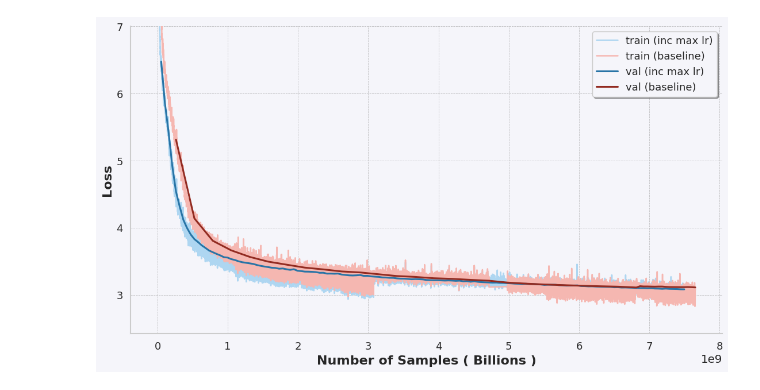
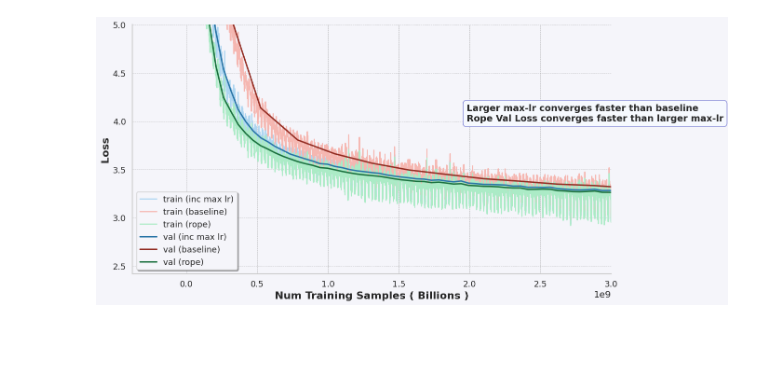
Before and after one commit to golark/train_gpt, a Jupyter notebook: train_gpt/compare.ipynb, the cells around one changed output. Drawn from its saved outputs; the diff is of its cells as text; code cells hidden in the pictures; blank space fills up the shorter version.

Commit message:
compare train and val losesses

```diff
--- a/train_gpt/compare.ipynb
+++ b/train_gpt/compare.ipynb
@@ -14,6 +14,11 @@ with open('../experiments/inc_max_lr/checkpoints.json', 'r') as f:
     checkpoints = json.load(f)
 train_loss_inc_max_lr = {k:v for x in checkpoints for k,v in x['train_loss'].items() }
 val_loss_inc_max_lr = {x['step']:x['val_loss'] for x in checkpoints}
+
+with open('../experiments/rope/checkpoints.json', 'r') as f:
+    checkpoints = json.load(f)
+train_loss_rope = {k:v for x in checkpoints for k,v in x['train_loss'].items() }
+val_loss_rope = {x['step']:x['val_loss'] for x in checkpoints}
 # %%
 
 # Use a pretty style and larger fonts
@@ -43,35 +48,78 @@ baseline_steps = list(map(int, train_loss_baseline.keys()))
 baseline_losses = list(train_loss_baseline.values())
 sorted_base_steps_losses = sorted(zip(baseline_steps, baseline_losses))
 sorted_base_steps, sorted_base_losses = zip(*sorted_base_steps_losses)
 sorted_base_samples = [step * samples_per_step for step in sorted_base_steps]
 
 # Prepare BASELINE val loss data
 val_base_steps = sorted(val_loss_baseline.keys())
 val_base_losses = [val_loss_baseline[step] for step in val_base_steps]
 val_base_samples = [step * samples_per_step for step in val_base_steps]
 
+# Prepare ROPE train loss data
+rope_steps = list(map(int, train_loss_rope.keys()))
+rope_losses = list(train_loss_rope.values())
+sorted_rope_steps_losses = sorted(zip(rope_steps, rope_losses))
+sorted_rope_steps, sorted_rope_losses = zip(*sorted_rope_steps_losses)
+sorted_rope_samples = [step * samples_per_step for step in sorted_rope_steps]
+
+# Prepare ROPE val loss data
+val_rope_steps = sorted(val_loss_rope.keys())
+val_rope_losses = [val_loss_rope[step] for step in val_rope_steps]
+val_rope_samples = [step * samples_per_step for step in val_rope_steps]
+
 fig, ax = plt.subplots(figsize=(12, 7))
 
-# Plot train loss for inc_max_lr and baseline, using light colors
+# Plot train loss for inc_max_lr, baseline, and rope, using light colors
 sns.lineplot(x=sorted_inc_samples, y=sorted_inc_losses, label='train (inc max lr)', ax=ax, linewidth=1.8, color='#AED6F1')
 sns.lineplot(x=sorted_base_samples, y=sorted_base_losses, label='train (baseline)', ax=ax, linewidth=1.8, color='#F5B7B1')
+sns.lineplot(x=sorted_rope_samples, y=sorted_rope_losses, label='train (rope)', ax=ax, linewidth=1.8, color='#ABEBC6')
 
-# Plot val loss as points and step line for inc_max_lr and baseline (darker, higher contrast)
+# Plot val loss as points and step line for inc_max_lr, baseline, and rope (darker, higher contrast)
 sns.lineplot(x=val_inc_samples, y=val_inc_losses, label='val (inc max lr)', ax=ax, linewidth=2.2, color='#2874A6')
 sns.lineplot(x=val_base_samples, y=val_base_losses, label='val (baseline)', ax=ax, linewidth=2.2, color='#922B21')
+sns.lineplot(x=val_rope_samples, y=val_rope_losses, label='val (rope)', ax=ax, linewidth=2.2, color='#196F3D')
 
-ax.set_xlabel('Number of Samples ( Billions )', fontsize=16, fontweight='semibold')
+ax.set_xlabel('Num Training Samples ( Billions )', fontsize=16, fontweight='semibold')
 ax.set_ylabel('Loss', fontsize=16, fontweight='semibold')
 ax.set_title('', fontsize=19, fontweight='bold', pad=18)
 ax.legend(frameon=True, fancybox=True, shadow=True, fontsize=13)
 ax.grid(True, which='major', linestyle='--', linewidth=0.6, color='#aaaaaa', alpha=0.7)
 ax.tick_params(axis='both', which='major', labelsize=13)
 sns.despine(ax=ax, top=True, right=True)
 plt.tight_layout(pad=2.5)
 
 # ZOOM: set y axis to only show loss below 7
-ax.set_ylim(bottom=None, top=7)
+ax.set_ylim(bottom=None, top=5)
+ax.set_xlim(right=3e9)
+
+# Add a callout box to highlight the val loss ordering:
+# Rope achieves better val loss than INC_MAX_LR which achieves better val loss than baseline.
+# We'll place the annotation at a suitable position near the best val loss.
+
+# Find the minimum val loss for each run to place the annotation near there
+min_val_rope = min(val_rope_losses)
+min_val_inc = min(val_inc_losses)
+min_val_base = min(val_base_losses)
+
+# Move callout to the middle of x and closer to center y for better visibility
+x_callout = (max(val_base_samples) + min(val_base_samples)) / 4
+all_val_losses = val_base_losses + val_inc_losses + val_rope_losses
+y_callout = 4
+
+callout_text = (
+    "Larger max-lr converges faster than baseline\n"
+    "Rope Val Loss converges faster than larger max-lr"
+)
+
+ax.annotate(
+    callout_text,
+    xy=(x_callout, y_callout),
+    xycoords='data',
+    fontsize=14,
+    fontweight='semibold',
+    bbox=dict(boxstyle='round,pad=0.4', fc='#f7faff', ec='#777bd2', alpha=0.93)
+)
 
 plt.show()
 # %% [output]
-[figure, old version]
+[figure, new version]
```
Also changed, not shown: 2 other files.
